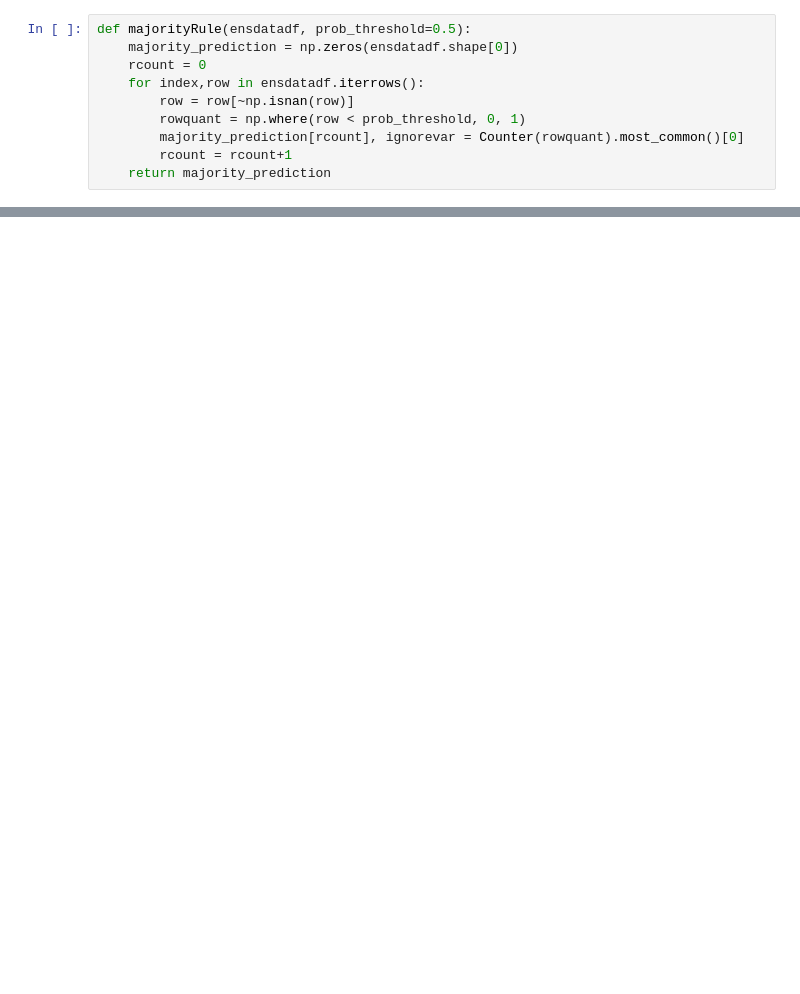
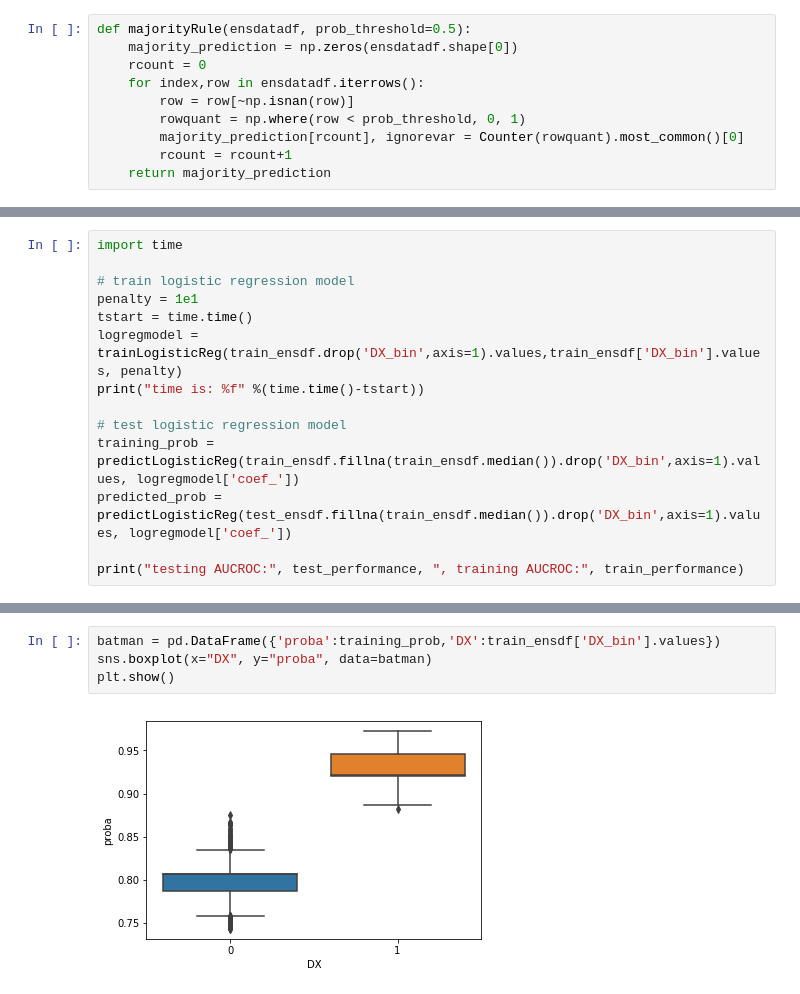
Before and after one commit to kvsaboo/CS598JP_CourseProject, a Jupyter notebook: Code/CS598JP-CourseProject.ipynb, the cells around one changed output, grey strips where cells are left out. Drawn from its saved outputs; the diff is of its cells as text; blank space fills up the shorter version.

```diff
--- a/Code/CS598JP-CourseProject.ipynb
+++ b/Code/CS598JP-CourseProject.ipynb
@@ -283,0 +389,14 @@ print(accuracy_score(test_ensdf['DX_bin'], majority_prediction))
+# %%
+import time
+
+# train logistic regression model
+penalty = 1e1
+tstart = time.time()
+logregmodel = trainLogisticReg(train_ensdf.drop('DX_bin',axis=1).values,train_ensdf['DX_bin'].values, penalty)
+print("time is: %f" %(time.time()-tstart))
+
+# test logistic regression model
+training_prob = predictLogisticReg(train_ensdf.fillna(train_ensdf.median()).drop('DX_bin',axis=1).values, logregmodel['coef_'])
+predicted_prob = predictLogisticReg(test_ensdf.fillna(train_ensdf.median()).drop('DX_bin',axis=1).values, logregmodel['coef_'])
+
+print("testing AUCROC:", test_performance, ", training AUCROC:", train_performance)
@@ -283,0 +411,6 @@ print(accuracy_score(test_ensdf['DX_bin'], majority_prediction))
+# %%
+batman = pd.DataFrame({'proba':training_prob,'DX':train_ensdf['DX_bin'].values})
+sns.boxplot(x="DX", y="proba", data=batman)
+plt.show()
+# %% [output]
+[figure, added]
```
Also changed, not shown: parts of 24 cells of this notebook.
